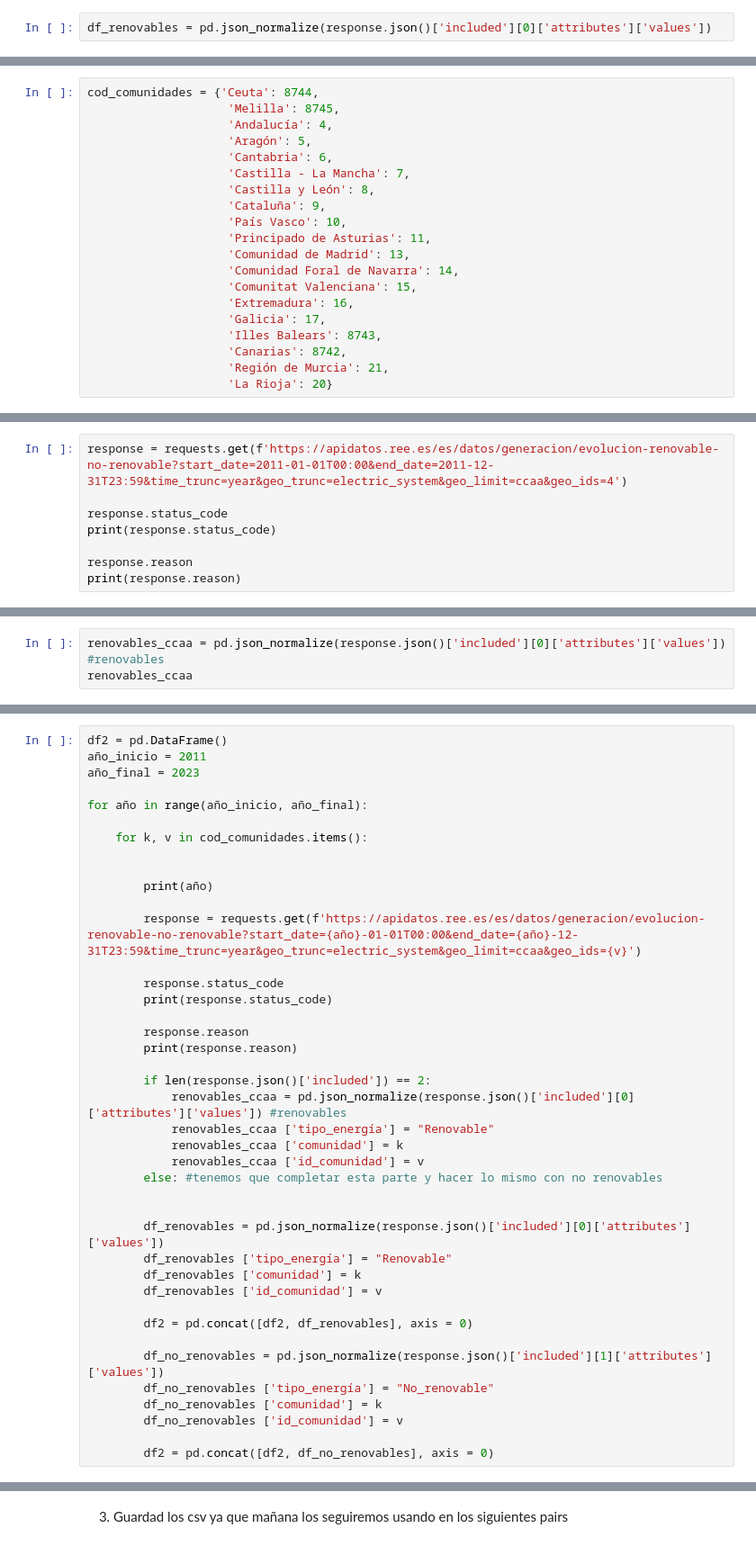
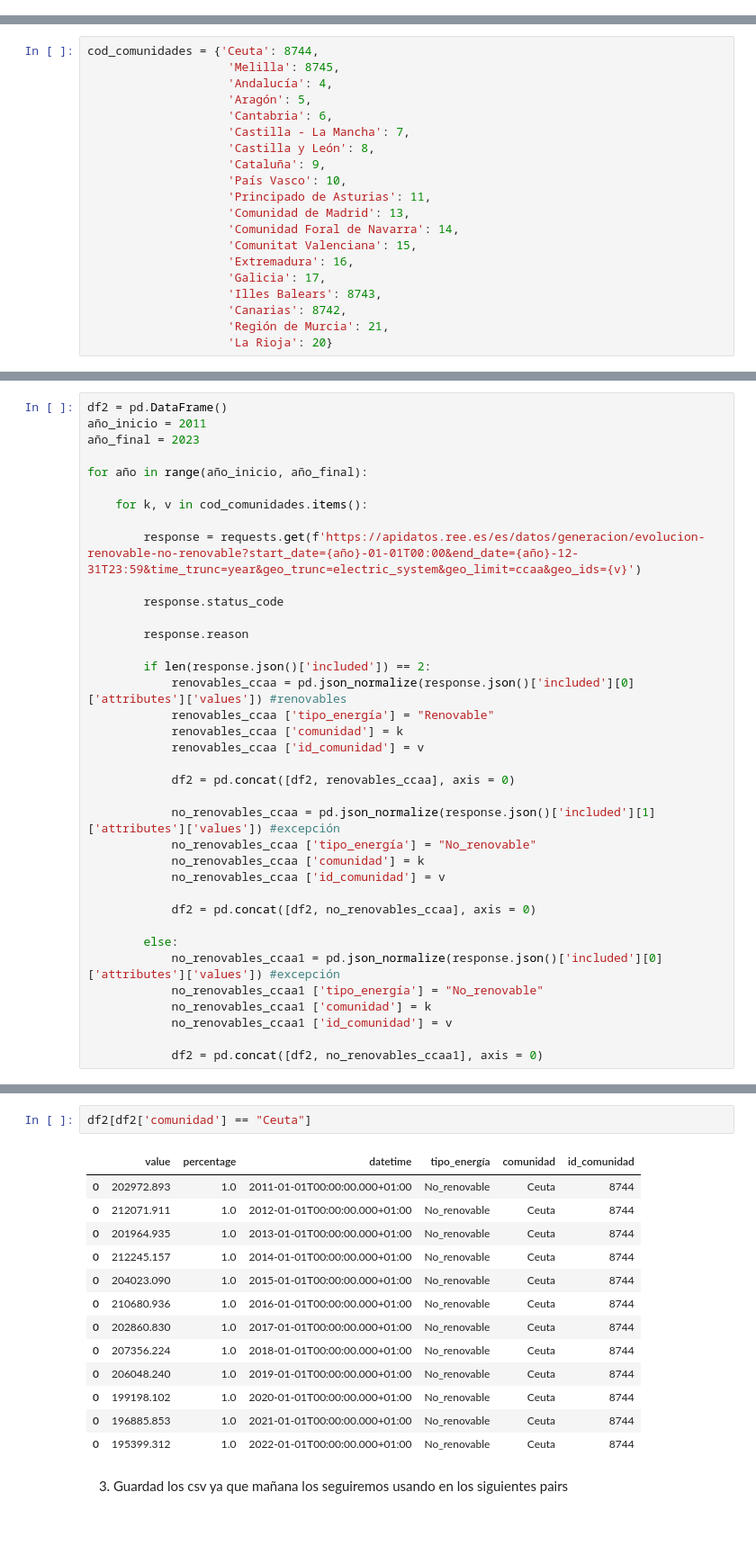
Before and after one commit to Adalab/promo_d_da_modulo2_sprint2_Lorena_AnaBelen, a Jupyter notebook: ejercicio5/pair_programming_ETL1.ipynb, the cells around one changed output, grey strips where cells are left out. Shown at 90% size. Drawn from its saved outputs; the diff is of its cells as text.

```diff
--- a/ejercicio5/pair_programming_ETL1.ipynb
+++ b/ejercicio5/pair_programming_ETL1.ipynb
@@ -42,2 +17,0 @@ df_no_renovables = pd.json_normalize(response.json()['included'][1]['attributes'
-# %%
-df_renovables = pd.json_normalize(response.json()['included'][0]['attributes']['values'])
@@ -147,8 +95,0 @@ dict_values([8744, 8745, 4, 5, 6, 7, 8, 9, 10, 11, 13, 14, 15, 16, 17, 8743, 874
-# %%
-response = requests.get(f'https://apidatos.ree.es/es/datos/generacion/evolucion-renovable-no-renovable?start_date=2011-01-01T00:00&end_date=2011-12-31T23:59&time_trunc=year&geo_trunc=electric_system&geo_limit=ccaa&geo_ids=4')
-
-response.status_code
-print(response.status_code)
-
-response.reason
-print(response.reason)
@@ -170,3 +107,0 @@ len(response.json()['included'])
-# %%
-renovables_ccaa = pd.json_normalize(response.json()['included'][0]['attributes']['values']) #renovables
-renovables_ccaa
@@ -188,38 +114,34 @@ for año in range(año_inicio, año_final):
 
     for k, v in cod_comunidades.items():
 
-
-        print(año)
-
         response = requests.get(f'https://apidatos.ree.es/es/datos/generacion/evolucion-renovable-no-renovable?start_date={año}-01-01T00:00&end_date={año}-12-31T23:59&time_trunc=year&geo_trunc=electric_system&geo_limit=ccaa&geo_ids={v}')
 
         response.status_code
-        print(response.status_code)
 
         response.reason
-        print(response.reason)
 
         if len(response.json()['included']) == 2:
             renovables_ccaa = pd.json_normalize(response.json()['included'][0]['attributes']['values']) #renovables
             renovables_ccaa ['tipo_energía'] = "Renovable"
             renovables_ccaa ['comunidad'] = k
             renovables_ccaa ['id_comunidad'] = v
-        else: #tenemos que completar esta parte y hacer lo mismo con no renovables
 
+            df2 = pd.concat([df2, renovables_ccaa], axis = 0)
 
-        df_renovables = pd.json_normalize(response.json()['included'][0]['attributes']['values'])
-        df_renovables ['tipo_energía'] = "Renovable"
-        df_renovables ['comunidad'] = k
-        df_renovables ['id_comunidad'] = v
+            no_renovables_ccaa = pd.json_normalize(response.json()['included'][1]['attributes']['values']) #excepción
+            no_renovables_ccaa ['tipo_energía'] = "No_renovable"
+            no_renovables_ccaa ['comunidad'] = k
+            no_renovables_ccaa ['id_comunidad'] = v
 
-        df2 = pd.concat([df2, df_renovables], axis = 0)
+            df2 = pd.concat([df2, no_renovables_ccaa], axis = 0)
 
-        df_no_renovables = pd.json_normalize(response.json()['included'][1]['attributes']['values'])
-        df_no_renovables ['tipo_energía'] = "No_renovable"
-        df_no_renovables ['comunidad'] = k
-        df_no_renovables ['id_comunidad'] = v
+        else:
+            no_renovables_ccaa1 = pd.json_normalize(response.json()['included'][0]['attributes']['values']) #excepción
+            no_renovables_ccaa1 ['tipo_energía'] = "No_renovable"
+            no_renovables_ccaa1 ['comunidad'] = k
+            no_renovables_ccaa1 ['id_comunidad'] = v
 
-        df2 = pd.concat([df2, df_no_renovables], axis = 0)
+            df2 = pd.concat([df2, no_renovables_ccaa1], axis = 0)
 # %% [output]
 2011
 200
@@ -252,2 +161,18 @@ El resultado final de este conjunto de datos debe ser el siguiente (VER EN GITBO
+# %%
+df2[df2['comunidad'] == "Ceuta"]
+# %% [output]
+|  | value | percentage | datetime | tipo_energía | comunidad | id_comunidad |
+| 0 | 202972.893 | 1.0 | 2011-01-01T00:00:00.000+01:00 | No_renovable | Ceuta | 8744 |
+| 0 | 212071.911 | 1.0 | 2012-01-01T00:00:00.000+01:00 | No_renovable | Ceuta | 8744 |
+| 0 | 201964.935 | 1.0 | 2013-01-01T00:00:00.000+01:00 | No_renovable | Ceuta | 8744 |
+| 0 | 212245.157 | 1.0 | 2014-01-01T00:00:00.000+01:00 | No_renovable | Ceuta | 8744 |
+| 0 | 204023.090 | 1.0 | 2015-01-01T00:00:00.000+01:00 | No_renovable | Ceuta | 8744 |
+| 0 | 210680.936 | 1.0 | 2016-01-01T00:00:00.000+01:00 | No_renovable | Ceuta | 8744 |
+| 0 | 202860.830 | 1.0 | 2017-01-01T00:00:00.000+01:00 | No_renovable | Ceuta | 8744 |
+| 0 | 207356.224 | 1.0 | 2018-01-01T00:00:00.000+01:00 | No_renovable | Ceuta | 8744 |
+| 0 | 206048.240 | 1.0 | 2019-01-01T00:00:00.000+01:00 | No_renovable | Ceuta | 8744 |
+| 0 | 199198.102 | 1.0 | 2020-01-01T00:00:00.000+01:00 | No_renovable | Ceuta | 8744 |
+| 0 | 196885.853 | 1.0 | 2021-01-01T00:00:00.000+01:00 | No_renovable | Ceuta | 8744 |
+| 0 | 195399.312 | 1.0 | 2022-01-01T00:00:00.000+01:00 | No_renovable | Ceuta | 8744 |
 # %% [markdown]
 3. Guardad los csv ya que mañana los seguiremos usando en los siguientes pairs
```
Also changed, not shown: parts of 27 cells of this notebook, 5 other files.
